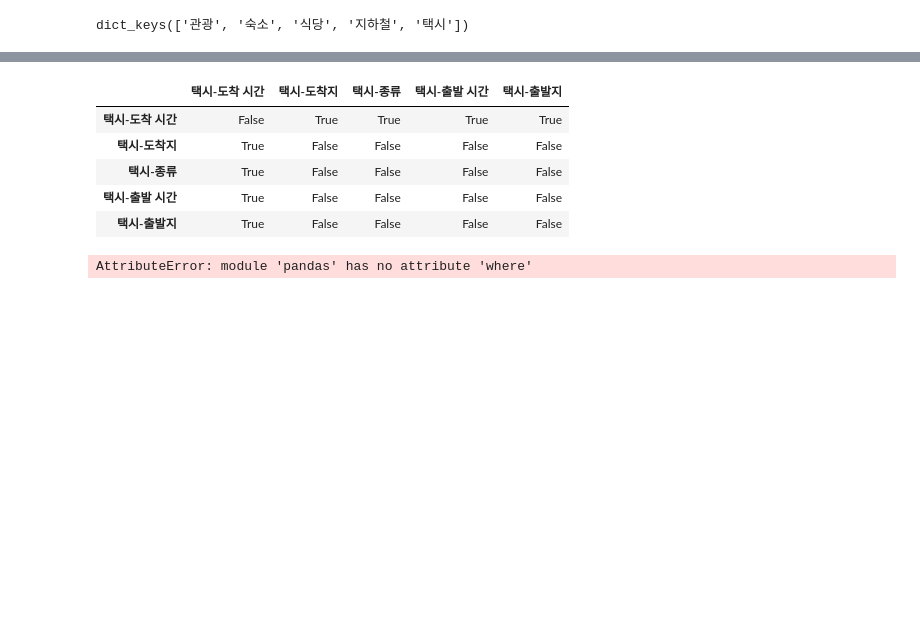
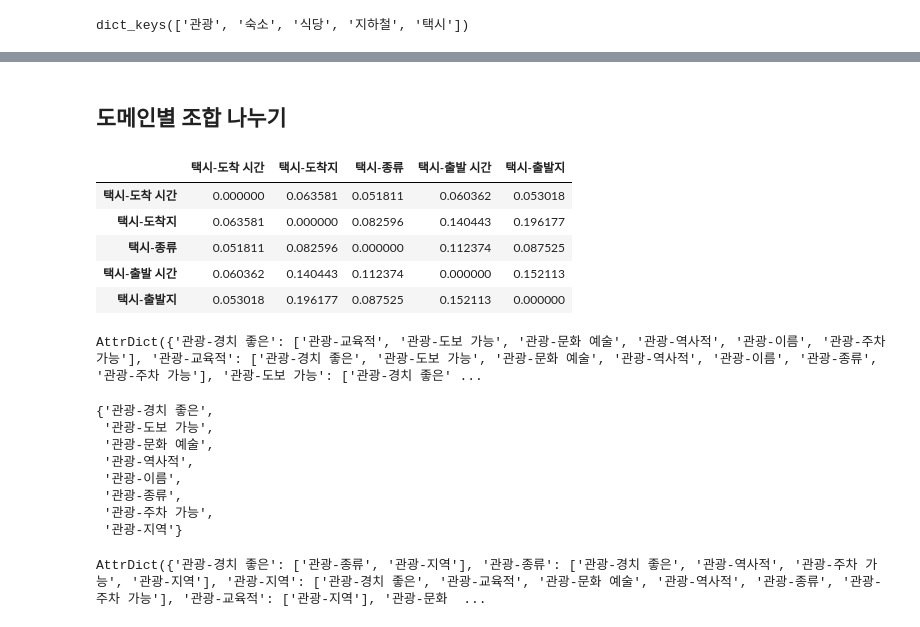
Before and after one commit to vail131/p3-dst-dts, a Jupyter notebook: team/분포.ipynb, the cells around one changed output, grey strips where cells are left out. Saved outputs shown, nothing was run; the diff lists cells and outputs as text; code cells hidden in the pictures; blank space fills up the shorter version.

```diff
--- a/team/분포.ipynb
+++ b/team/분포.ipynb
@@ -96,0 +100,11 @@ plt.show()
+# %% [markdown]
+## 도메인별 조합 나누기
+# %%
+a
+# %% [output]
+|  | 택시-도착 시간 | 택시-도착지 | 택시-종류 | 택시-출발 시간 | 택시-출발지 |
+| 택시-도착 시간 | 0.000000 | 0.063581 | 0.051811 | 0.060362 | 0.053018 |
+| 택시-도착지 | 0.063581 | 0.000000 | 0.082596 | 0.140443 | 0.196177 |
+| 택시-종류 | 0.051811 | 0.082596 | 0.000000 | 0.112374 | 0.087525 |
+| 택시-출발 시간 | 0.060362 | 0.140443 | 0.112374 | 0.000000 | 0.152113 |
+| 택시-출발지 | 0.053018 | 0.196177 | 0.087525 | 0.152113 | 0.000000 |
@@ -97,13 +133,18 @@ plt.show()
 # %%
-(a <= 0.08)
+domain = '관광'
+# print(results[domain].normal)
+results[domain].rare
 # %% [output]
-|  | 택시-도착 시간 | 택시-도착지 | 택시-종류 | 택시-출발 시간 | 택시-출발지 |
-| 택시-도착 시간 | False | True | True | True | True |
-| 택시-도착지 | True | False | False | False | False |
-| 택시-종류 | True | False | False | False | False |
-| 택시-출발 시간 | True | False | False | False | False |
-| 택시-출발지 | True | False | False | False | False |
+AttrDict({'관광-경치 좋은': ['관광-교육적', '관광-도보 가능', '관광-문화 예술', '관광-역사적', '관광-이름', '관광-주차 가능'], '관광-교육적': ['관광-경치 좋은', '관광-도보 가능', '관광-문화 예술', '관광-역사적', '관광-이름', '관광-종류', '관광-주차 가능'], '관광-도보 가능': ['관광-경치 좋은' ...
 # %%
-pd.where
+tmp = set(df_dict[domain].columns)
+tmp - set(['관광-교육적'])
 # %% [output]
-AttributeError: module 'pandas' has no attribute 'where'
+{'관광-경치 좋은',
+ '관광-도보 가능',
+ '관광-문화 예술',
+ '관광-역사적',
+ '관광-이름',
+ '관광-종류',
+ '관광-주차 가능',
+ '관광-지역'}
@@ -109,0 +157,4 @@ AttributeError: module 'pandas' has no attribute 'where'
+# %%
+results[domain].normal
+# %% [output]
+AttrDict({'관광-경치 좋은': ['관광-종류', '관광-지역'], '관광-종류': ['관광-경치 좋은', '관광-역사적', '관광-주차 가능', '관광-지역'], '관광-지역': ['관광-경치 좋은', '관광-교육적', '관광-문화 예술', '관광-역사적', '관광-종류', '관광-주차 가능'], '관광-교육적': ['관광-지역'], '관광-문화  ...
```
Also changed, not shown: parts of 8 cells of this notebook, 7 other files.
